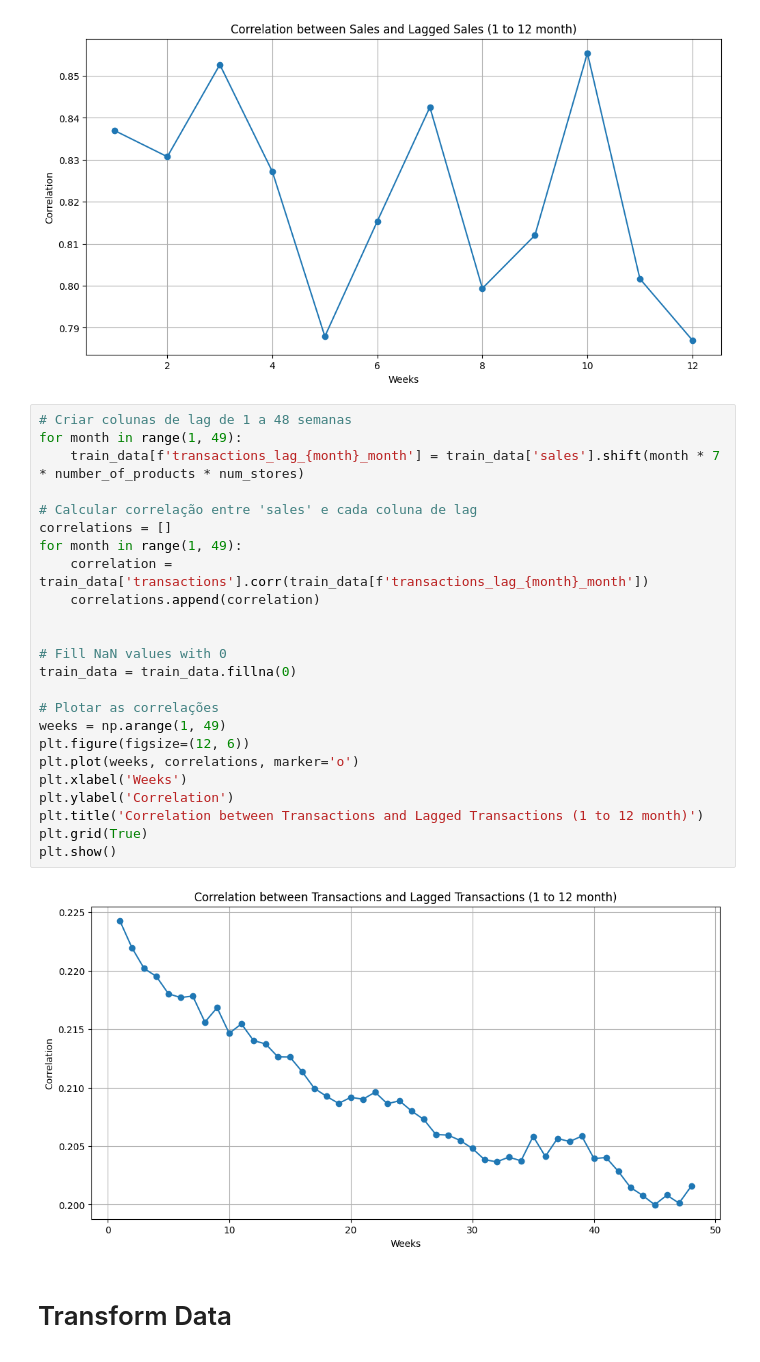
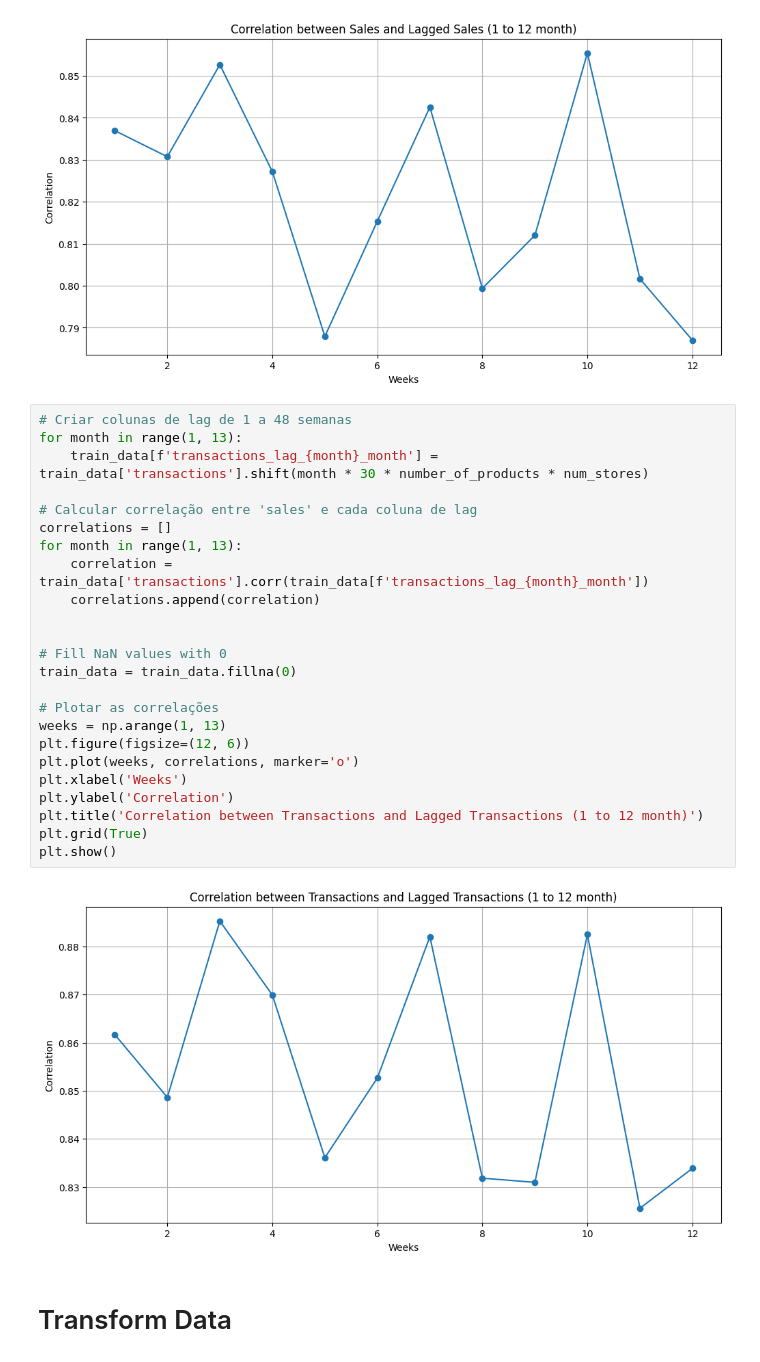
Before and after one commit to PedroSiqueira1/store-sales-forecasting, a Jupyter notebook: exploratory_analysis.ipynb, the cells around one changed output. Saved outputs shown, nothing was run; the diff lists cells and outputs as text.

```diff
--- a/exploratory_analysis.ipynb
+++ b/exploratory_analysis.ipynb
@@ -302,30 +298,30 @@ plt.show()
 [figure]
 # %%
 # Criar colunas de lag de 1 a 48 semanas
-for month in range(1, 49):
-    train_data[f'transactions_lag_{month}_month'] = train_data['sales'].shift(month * 7 * number_of_products * num_stores)
+for month in range(1, 13):
+    train_data[f'transactions_lag_{month}_month'] = train_data['transactions'].shift(month * 30 * number_of_products * num_stores)
 
 # Calcular correlação entre 'sales' e cada coluna de lag
 correlations = []
-for month in range(1, 49):
+for month in range(1, 13):
     correlation = train_data['transactions'].corr(train_data[f'transactions_lag_{month}_month'])
     correlations.append(correlation)
 
 
 # Fill NaN values with 0
 train_data = train_data.fillna(0)
 
 # Plotar as correlações
-weeks = np.arange(1, 49)
+weeks = np.arange(1, 13)
 plt.figure(figsize=(12, 6))
 plt.plot(weeks, correlations, marker='o')
 plt.xlabel('Weeks')
 plt.ylabel('Correlation')
 plt.title('Correlation between Transactions and Lagged Transactions (1 to 12 month)')
 plt.grid(True)
 plt.show()
 # %% [output]
-[figure, old version]
+[figure, new version]
 # %% [markdown]
 # Transform Data
 # %%
```
Also changed, not shown: parts of 15 cells of this notebook.
